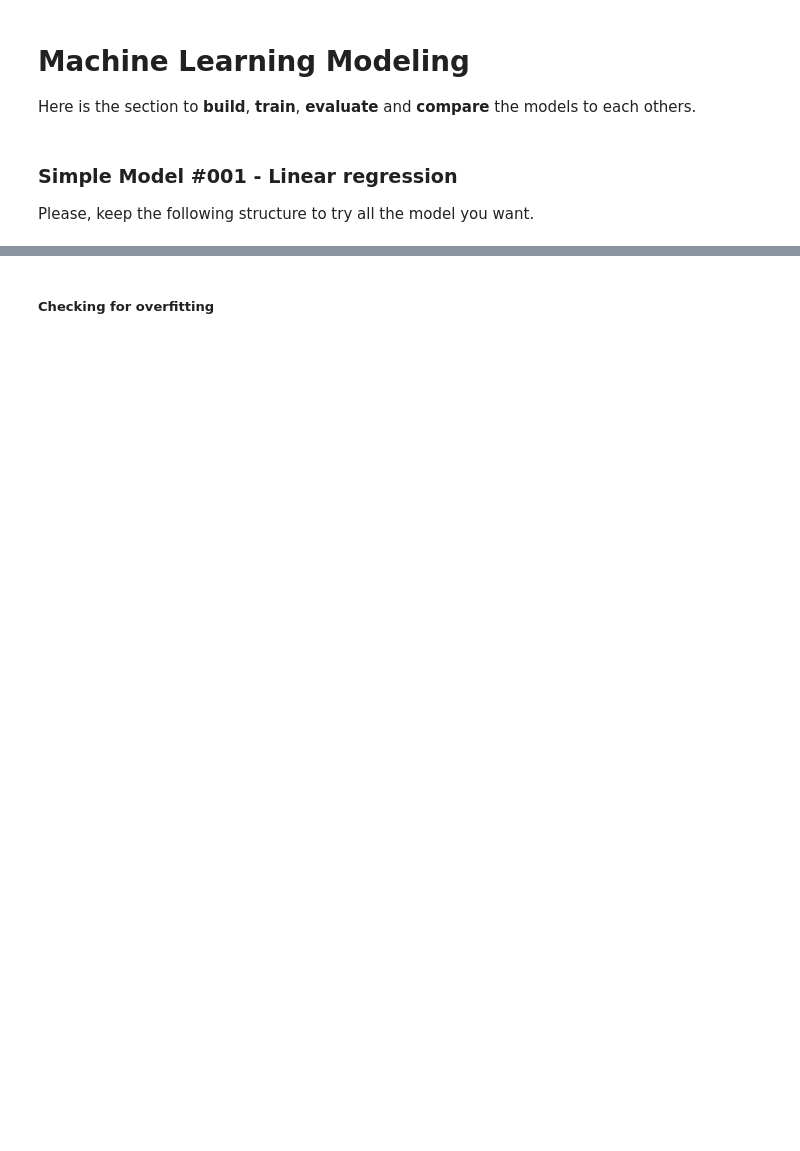
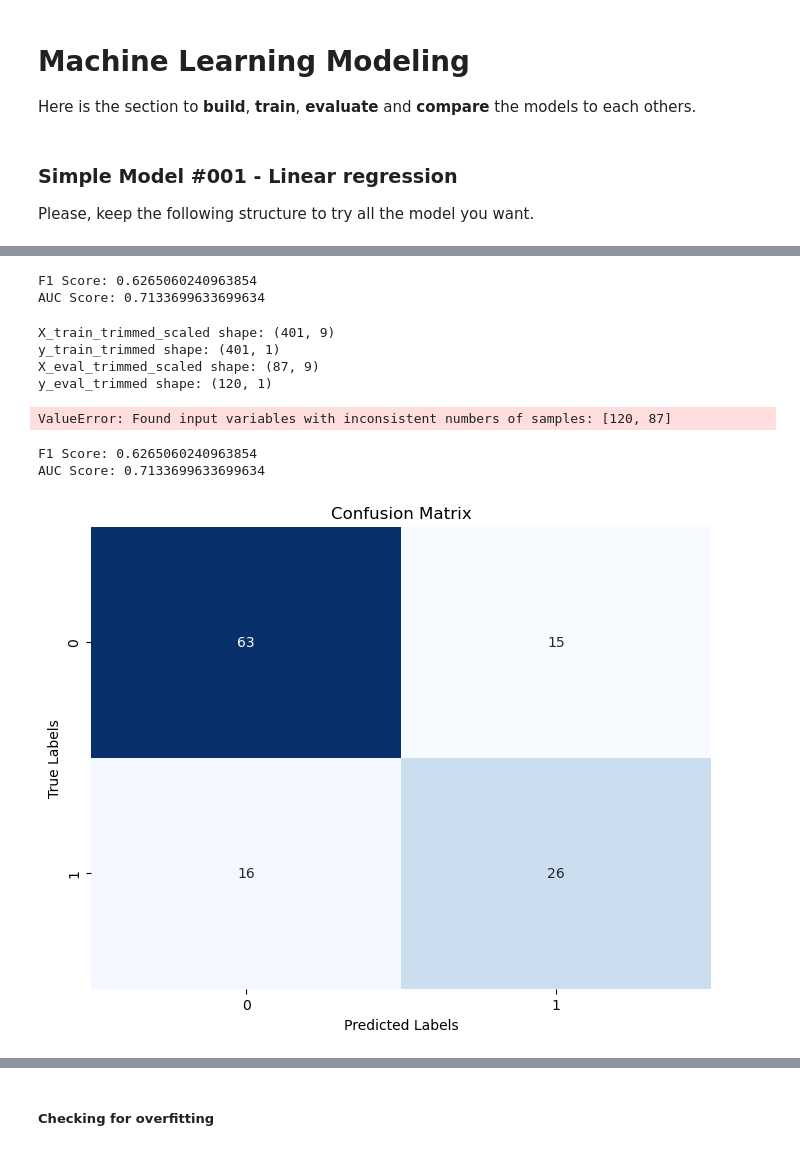
Before and after one commit to aliduabubakari/Sepsis-Classification-with-FastAPI, a Jupyter notebook: Notebooks/Sepsis_Prediction_Outlier_Analysis.ipynb, the cells around one changed output, grey strips where cells are left out. Drawn from its saved outputs; the diff is of its cells as text; code cells hidden in the pictures; blank space fills up the shorter version.

```diff
--- a/Notebooks/Sepsis_Prediction_Outlier_Analysis.ipynb
+++ b/Notebooks/Sepsis_Prediction_Outlier_Analysis.ipynb
@@ -440,6 +416,10 @@ def scale_data(data, scaler, columns):
     scaled_df = pd.DataFrame(scaled_data, columns=columns)
     return scaled_df
 # %%
-# Scale the data
-X_train_df = scale_data(X_train_imputed, scaler, columns)
-X_eval_df = scale_data(X_eval_imputed, scaler, columns)
+# Scale the datasets using the scale_data function
+X_train_scaled = scale_data(X_train_imputed, scaler, columns)
+X_eval_scaled = scale_data(X_eval_imputed, scaler, columns)
+X_train_capped_scaled = scale_data(X_train_capped_imputed, scaler, columns)
+X_eval_capped_scaled = scale_data(X_eval_capped_imputed, scaler, columns)
+X_train_trimmed_scaled = scale_data(X_train_trimmed_imputed, scaler, columns)
+X_eval_trimmed_scaled = scale_data(X_eval_trimmed_imputed, scaler, columns)
@@ -458,6 +449,16 @@ Here is the section to **build**, **train**, **evaluate** and **compare** the mo
 ### Simple Model #001 - Linear regression
 
 Please, keep the following structure to try all the model you want.
+# %%
+#fit logistic regression model on train data
+Lrmodel = LogisticRegression()
+Lrmodel.fit(X_train_df, y_train)
+
+#make predictions on validation set
+Lrpreds = Lrmodel.predict(X_eval_df)
+
+f1Score =f1_score(y_eval, Lrpreds)
+f1Score
 # %%
 from sklearn.linear_model import LogisticRegression
 from sklearn.metrics import f1_score, roc_curve, roc_auc_score
@@ -521,0 +484,3 @@ AUC Score: 0.7133699633699634
+# %%
+# Run logistic regression model for each dataset
+lr_model, lr_preds, lr_f1_score, fpr, tpr, thresholds, lr_auc_score = logistic_regression_model(X_train_scaled, y_train, X_eval_scaled, y_eval)
@@ -521,0 +495,50 @@ AUC Score: 0.7133699633699634
+# %%
+print("F1 Score:", lr_capped_f1_score)
+print("AUC Score:", lr_capped_auc_score)
+# %% [output]
+F1 Score: 0.6265060240963854
+AUC Score: 0.7133699633699634
+# %%
+print("X_train_trimmed_scaled shape:", X_train_trimmed_scaled.shape)
+print("y_train_trimmed shape:", y_train_trimmed.shape)
+print("X_eval_trimmed_scaled shape:", X_eval_trimmed_scaled.shape)
+print("y_eval_trimmed shape:", y_eval_trimmed.shape)
+# %% [output]
+X_train_trimmed_scaled shape: (401, 9)
+y_train_trimmed shape: (401, 1)
+X_eval_trimmed_scaled shape: (87, 9)
+y_eval_trimmed shape: (120, 1)
+# %%
+# Run logistic regression model for each dataset
+lr_trimmed_model, lr_trimmed_preds, lr_trimmed_f1_score, trimmed_fpr, trimmed_tpr, trimmed_thresholds, lr_trimmed_auc_score = logistic_regression_model(X_train_trimmed_scaled, y_train_trimmed, X_eval_trimmed_scaled, y_eval_trimmed)
+
+# Print the F1 score and AUC score
+print("F1 Score:", lr_trimmed_f1_score)
+print("AUC Score:", lr_trimmed_auc_score)
+# %% [output]
+ValueError: Found input variables with inconsistent numbers of samples: [120, 87]
+# %%
+print("F1 Score:", lr_trimmed_f1_score)
+print("AUC Score:", lr_trimmed_auc_score)
+# %% [output]
+F1 Score: 0.6265060240963854
+AUC Score: 0.7133699633699634
+# %%
+import numpy as np
+import matplotlib.pyplot as plt
+import seaborn as sns
+from sklearn.metrics import confusion_matrix
+
+def plot_confusion_matrix(y_true, y_pred):
+    cm = confusion_matrix(y_true, y_pred)
+    plt.figure(figsize=(8, 6))
+    sns.heatmap(cm, annot=True, cmap="Blues", fmt="d", cbar=False)
+    plt.xlabel('Predicted Labels')
+    plt.ylabel('True Labels')
+    plt.title('Confusion Matrix')
+    plt.show()
+# %%
+# Plot confusion matrix for each dataset
+plot_confusion_matrix(y_eval, lr_preds)
+# %% [output]
+[figure, added]
```
Also changed, not shown: parts of 46 cells of this notebook, 10 other files.
